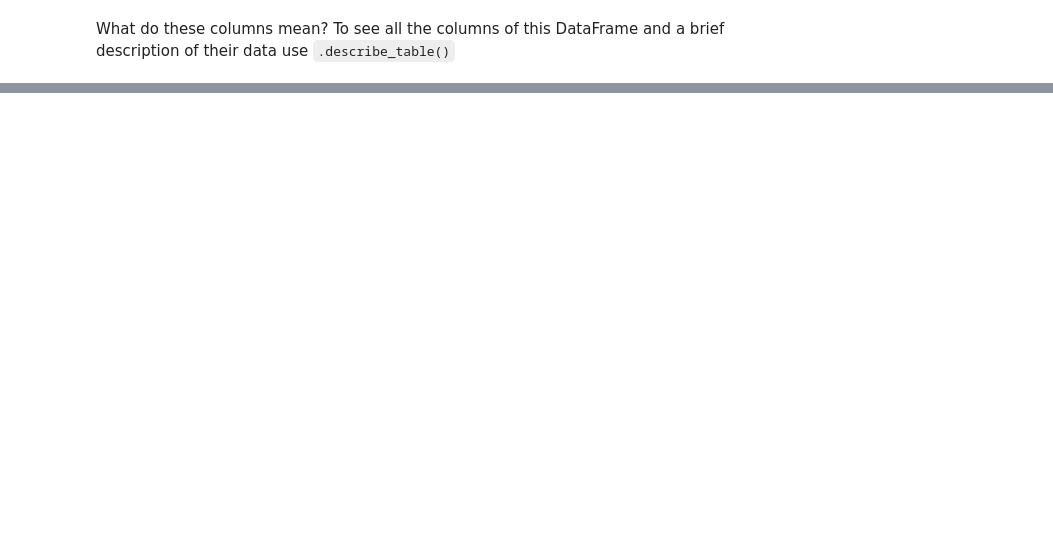
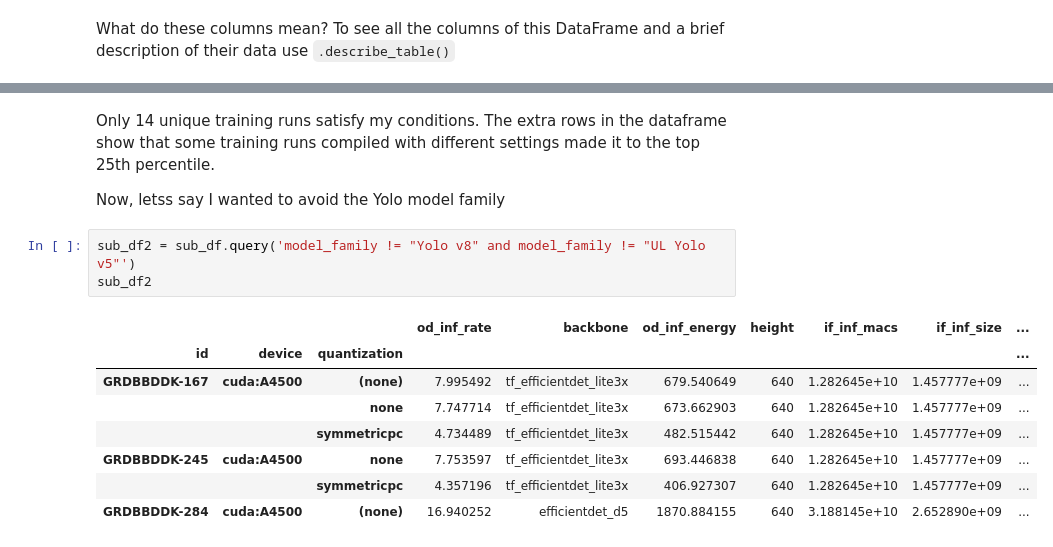
Before and after one commit to latentai/leip-tutorials, a Jupyter notebook: notebooks/golden_recipe_tutorial.ipynb, the cells around one changed output, grey strips where cells are left out. Drawn from its saved outputs; the diff is of its cells as text; blank space fills up the shorter version.

```diff
--- a/notebooks/golden_recipe_tutorial.ipynb
+++ b/notebooks/golden_recipe_tutorial.ipynb
@@ -80,0 +193,16 @@ Loading it from an SPPR - An SPPR is a serialized and portable representation of
+# %% [markdown]
+Only 14 unique training runs satisfy my conditions. The extra rows in the dataframe show that some training runs compiled with different settings made it to the top 25th percentile.
+
+Now, letss say I wanted to avoid the Yolo model family
+# %%
+sub_df2 = sub_df.query('model_family != "Yolo v8" and model_family != "UL Yolo v5"')
+sub_df2
+# %% [output]
+|  |  |  | od_inf_rate | backbone | od_inf_energy | height | if_inf_macs | if_inf_size | ... |
+| id | device | quantization |  |  |  |  |  |  | ... |
+| GRDBBDDK-167 | cuda:A4500 | (none) | 7.995492 | tf_efficientdet_lite3x | 679.540649 | 640 | 1.282645e+10 | 1.457777e+09 | ... |
+|  |  | none | 7.747714 | tf_efficientdet_lite3x | 673.662903 | 640 | 1.282645e+10 | 1.457777e+09 | ... |
+|  |  | symmetricpc | 4.734489 | tf_efficientdet_lite3x | 482.515442 | 640 | 1.282645e+10 | 1.457777e+09 | ... |
+| GRDBBDDK-245 | cuda:A4500 | none | 7.753597 | tf_efficientdet_lite3x | 693.446838 | 640 | 1.282645e+10 | 1.457777e+09 | ... |
+|  |  | symmetricpc | 4.357196 | tf_efficientdet_lite3x | 406.927307 | 640 | 1.282645e+10 | 1.457777e+09 | ... |
+| GRDBBDDK-284 | cuda:A4500 | (none) | 16.940252 | efficientdet_d5 | 1870.884155 | 640 | 3.188145e+10 | 2.652890e+09 | ... |
```
Also changed, not shown: parts of 37 cells of this notebook, 1 other file.
